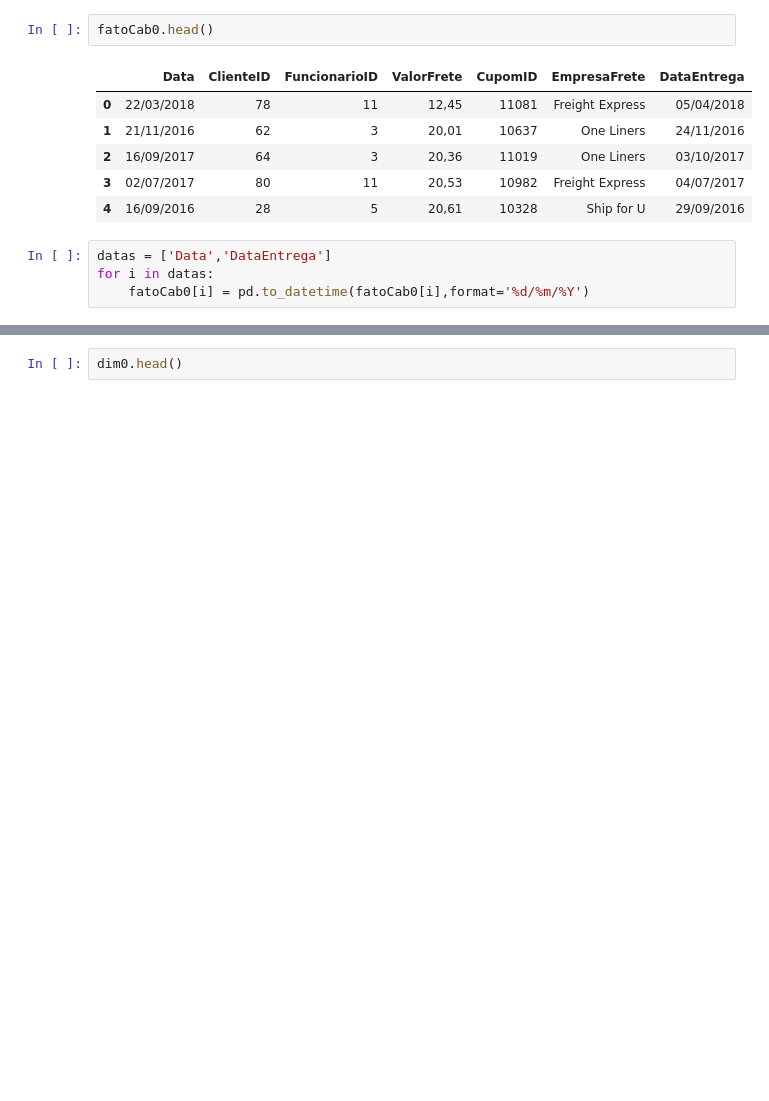
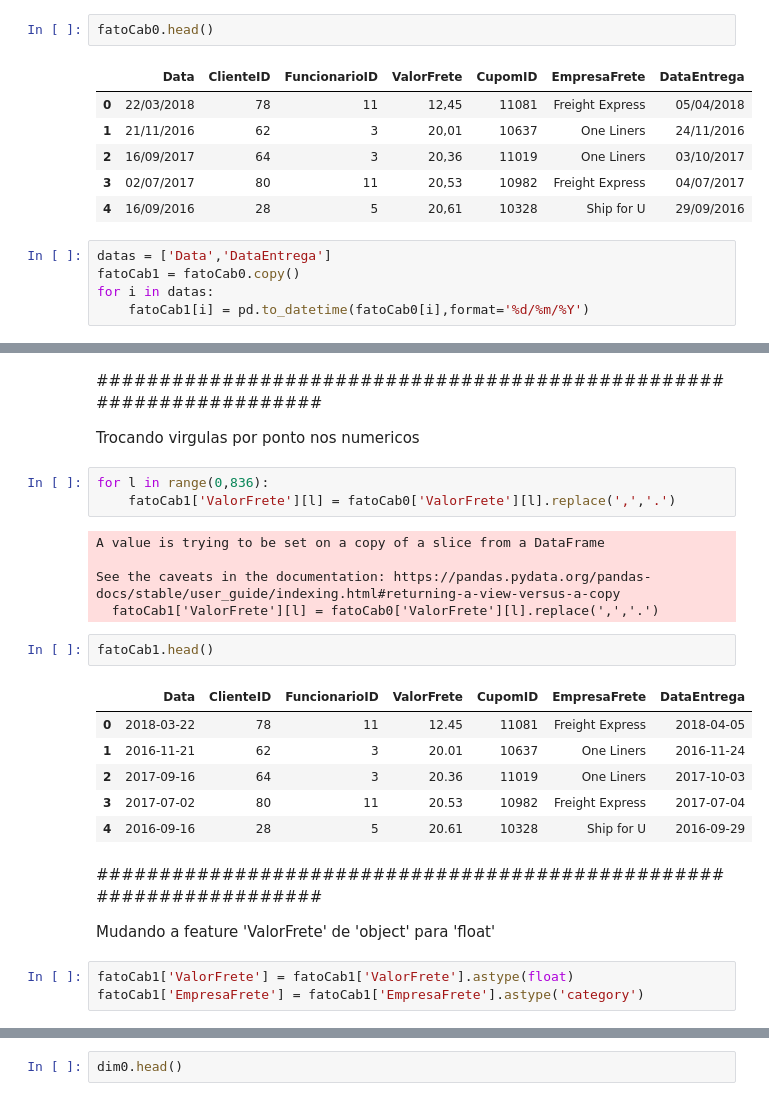
Before and after one commit to FernandoNast/qlik-sense-processo, a Jupyter notebook: primeira abordagem.ipynb, the cells around one changed output, grey strips where cells are left out. Drawn from its saved outputs; the diff is of its cells as text; blank space fills up the shorter version.

```diff
--- a/primeira abordagem.ipynb
+++ b/primeira abordagem.ipynb
@@ -51,6 +129,7 @@ fatoCab0.head()
 | 4 | 16/09/2016 | 28 | 5 | 20,61 | 10328 | Ship for U | 29/09/2016 |
 # %%
 datas = ['Data','DataEntrega']
+fatoCab1 = fatoCab0.copy()
 for i in datas:
-    fatoCab0[i] = pd.to_datetime(fatoCab0[i],format='%d/%m/%Y')
+    fatoCab1[i] = pd.to_datetime(fatoCab0[i],format='%d/%m/%Y')
 # %%
@@ -79,3 +158,31 @@ Data columns (total 7 columns):
  6   DataEntrega    836 non-null    datetime64[ns]
 dtypes: datetime64[ns](2), int64(3), object(2)
 memory usage: 45.8+ KB
+# %% [markdown]
+####################################################################
+
+Trocando virgulas por ponto nos numericos
+# %%
+for l in range(0,836):
+    fatoCab1['ValorFrete'][l] = fatoCab0['ValorFrete'][l].replace(',','.')
+# %% [output]
+A value is trying to be set on a copy of a slice from a DataFrame
+
+See the caveats in the documentation: https://pandas.pydata.org/pandas-docs/stable/user_guide/indexing.html#returning-a-view-versus-a-copy
+  fatoCab1['ValorFrete'][l] = fatoCab0['ValorFrete'][l].replace(',','.')
+# %%
+fatoCab1.head()
+# %% [output]
+|  | Data | ClienteID | FuncionarioID | ValorFrete | CupomID | EmpresaFrete | DataEntrega |
+| 0 | 2018-03-22 | 78 | 11 | 12.45 | 11081 | Freight Express | 2018-04-05 |
+| 1 | 2016-11-21 | 62 | 3 | 20.01 | 10637 | One Liners | 2016-11-24 |
+| 2 | 2017-09-16 | 64 | 3 | 20.36 | 11019 | One Liners | 2017-10-03 |
+| 3 | 2017-07-02 | 80 | 11 | 20.53 | 10982 | Freight Express | 2017-07-04 |
+| 4 | 2016-09-16 | 28 | 5 | 20.61 | 10328 | Ship for U | 2016-09-29 |
+# %% [markdown]
+####################################################################
+
+Mudando a feature 'ValorFrete' de 'object' para 'float'
+# %%
+fatoCab1['ValorFrete'] = fatoCab1['ValorFrete'].astype(float)
+fatoCab1['EmpresaFrete'] = fatoCab1['EmpresaFrete'].astype('category')
```
Also changed, not shown: parts of 25 cells of this notebook.
